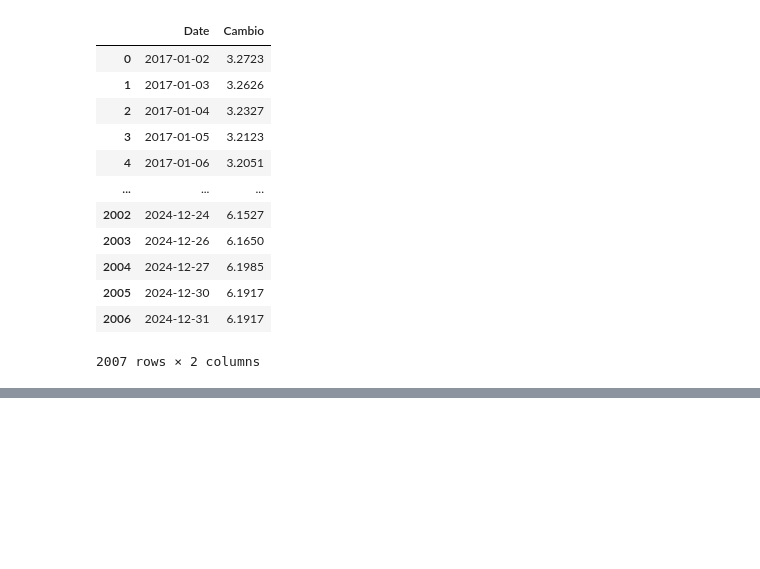
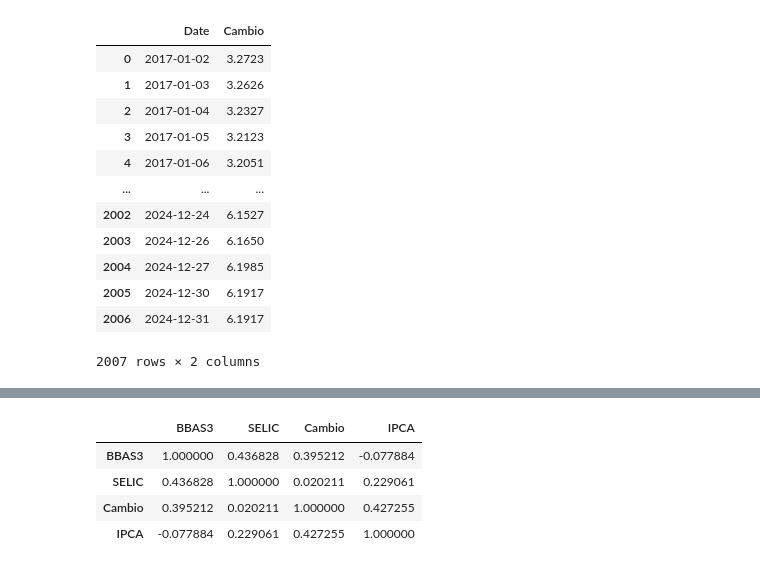
Before and after one commit to Botelho97/tcc-predict-stocks-models-comparison, a Jupyter notebook: main.ipynb, the cells around one changed output, grey strips where cells are left out. Drawn from its saved outputs; the diff is of its cells as text; code cells hidden in the pictures; blank space fills up the shorter version.

```diff
--- a/main.ipynb
+++ b/main.ipynb
@@ -92,0 +126,8 @@ df.head()
+# %%
+df.corr()
+# %% [output]
+|  | BBAS3 | SELIC | Cambio | IPCA |
+| BBAS3 | 1.000000 | 0.436828 | 0.395212 | -0.077884 |
+| SELIC | 0.436828 | 1.000000 | 0.020211 | 0.229061 |
+| Cambio | 0.395212 | 0.020211 | 1.000000 | 0.427255 |
+| IPCA | -0.077884 | 0.229061 | 0.427255 | 1.000000 |
```
Also changed, not shown: parts of 10 cells of this notebook, 1 other file.
